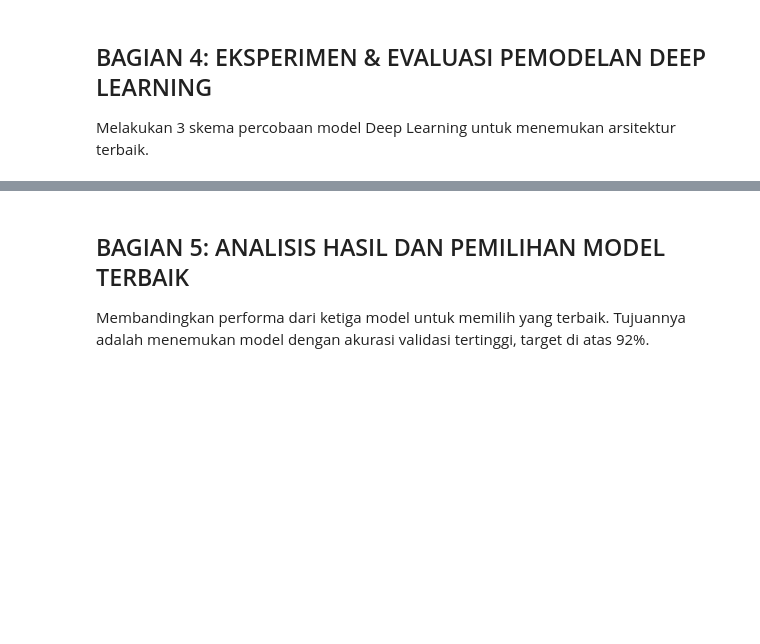
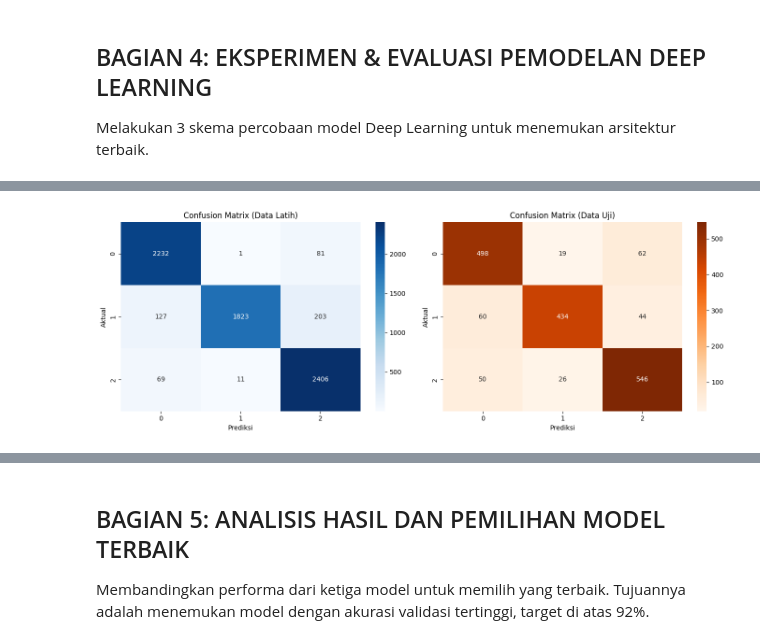
Before and after one commit to husainfadhlillah/dicoding-AppProductReview-SentimentAnalysis, a Jupyter notebook: Analisis Sentimen_Muhammad Husain Fadhlillah/sentiment_analysis_signal.ipynb, the cells around one changed output, grey strips where cells are left out. Drawn from its saved outputs; the diff is of its cells as text; code cells hidden in the pictures; blank space fills up the shorter version.

```diff
--- a/Analisis Sentimen_Muhammad Husain Fadhlillah/sentiment_analysis_signal.ipynb
+++ b/Analisis Sentimen_Muhammad Husain Fadhlillah/sentiment_analysis_signal.ipynb
@@ -617,3 +693,98 @@ Pelatihan Skema 3 selesai dalam 13.23 detik.
    macro avg       0.85      0.85      0.85      2608
 weighted avg       0.85      0.85      0.85      2608
 [figure]
+# %%
+# --- SKEMA 4: TRANSFORMER-BASED MODEL (DistilBERT-like) ---
+print("\n--- MEMULAI SKEMA 4: Transformer Model ---")
+scheme_name_4 = "Transformer Model (Multi-Head Attention)"
+
+# Custom Transformer Block untuk sentiment analysis
+class TransformerBlock(layers.Layer):
+    def __init__(self, embed_dim, num_heads, ff_dim, rate=0.1, **kwargs):
+        super(TransformerBlock, self).__init__(**kwargs)
+        self.att = layers.MultiHeadAttention(num_heads=num_heads, key_dim=embed_dim)
+        self.ffn = Sequential([
+            layers.Dense(ff_dim, activation="relu"),
+            layers.Dense(embed_dim),
+        ])
+        self.layernorm1 = layers.LayerNormalization(epsilon=1e-6)
+        self.layernorm2 = layers.LayerNormalization(epsilon=1e-6)
+        self.dropout1 = layers.Dropout(rate)
+        self.dropout2 = layers.Dropout(rate)
+
+    # Menambahkan training=False sebagai nilai default di signature call
+    def call(self, inputs, training=False):
+        attn_output = self.att(inputs, inputs)
+        # Memastikan argumen training dilewatkan ke layer dropout
+        attn_output = self.dropout1(attn_output, training=training)
+        out1 = self.layernorm1(inputs + attn_output)
+        ffn_output = self.ffn(out1)
+        # Memastikan argumen training dilewatkan ke layer dropout
+        ffn_output = self.dropout2(ffn_output, training=training)
+        return self.layernorm2(out1 + ffn_output)
+
+# Arsitektur Transformer Model (Functional API)
+embed_dim = 128  # Embedding size untuk setiap token
+num_heads = 8    # Jumlah attention heads
+ff_dim = 256     # Hidden layer size dalam feed forward network
+
+inputs = layers.Input(shape=(MAX_SEQUENCE_LENGTH,))
+embedding_layer_output = layers.Embedding(MAX_VOCAB_SIZE, embed_dim)(inputs) # Output shape: (batch_size, MAX_SEQUENCE_LENGTH, embed_dim)
+
+position_embedding_layer = layers.Embedding(MAX_SEQUENCE_LENGTH, embed_dim)
+position_embeddings = position_embedding_layer(tf.range(MAX_SEQUENCE_LENGTH)) # Output shape: (MAX_SEQUENCE_LENGTH, embed_dim)
+
+# Reshape position_embeddings to (1, MAX_SEQUENCE_LENGTH, embed_dim)
+position_embeddings = tf.expand_dims(position_embeddings, axis=0)
+
+# Tambahkan positional embeddings to word embeddings
+x = layers.Add()([embedding_layer_output, position_embeddings]) # Result shape: (batch_size, MAX_SEQUENCE_LENGTH, embed_dim)
+
+# Transformer blocks
+transformer_block = TransformerBlock(embed_dim, num_heads, ff_dim)
+x = transformer_block(x) # Pass the input x to the callable instance
+
+x = layers.GlobalAveragePooling1D()(x)
+
+# Classification head
+x = layers.Dropout(0.5)(x)
+x = layers.Dense(128, activation="relu")(x)
+x = layers.Dropout(0.3)(x)
+outputs = layers.Dense(3, activation="softmax")(x)
+
+model_transformer = Model(inputs=inputs, outputs=outputs)
+
+# Kompilasi model transformer
+model_transformer.compile(
+    optimizer=Adam(learning_rate=0.0001),
+    loss="categorical_crossentropy",
+    metrics=["accuracy"]
+)
+
+print("\nArsitektur Model Transformer:")
+model_transformer.summary()
+
+# Pelatihan model transformer
+print("\nMemulai pelatihan model Transformer...")
+start_time = time.time()
+
+history_transformer = model_transformer.fit(
+    X_train_pad_s1, y_train_cat_s1,
+    epochs=30,
+    batch_size=32,
+    validation_data=(X_test_pad_s1, y_test_cat_s1),
+    callbacks=[early_stopping_cb, reduce_lr_cb],
+    verbose=1
+)
+print(f"Pelatihan Skema 4 transformer selesai dalam {time.time() - start_time:.2f} detik.")
+
+# Evaluasi model transformer
+y_pred_train_proba_s4 = model_transformer.predict(X_train_pad_s1)
+y_pred_train_s4 = np.argmax(y_pred_train_proba_s4, axis=1)
+
+y_pred_test_proba_s4 = model_transformer.predict(X_test_pad_s1)
+y_pred_test_s4 = np.argmax(y_pred_test_proba_s4, axis=1)
+
+train_acc_s4, test_acc_s4 = display_evaluation_results(scheme_name_4, y_train_main, y_pred_train_s4, y_test_main, y_pred_test_s4)
+experiment_results[scheme_name_4] = {'train_acc': train_acc_s4, 'test_acc': test_acc_s4}
+# %% [output]
@@ -619,0 +832 @@ weighted avg       0.85      0.85      0.85      2608
+[figure, added]
```
Also changed, not shown: parts of 9 cells of this notebook.
